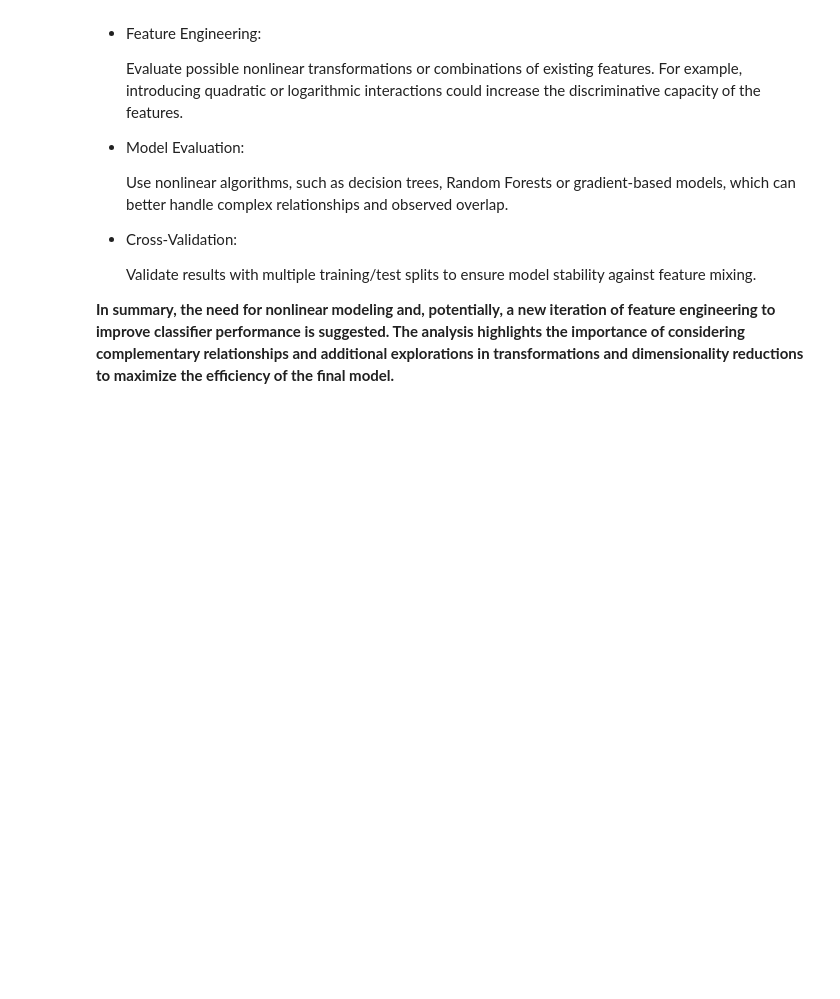
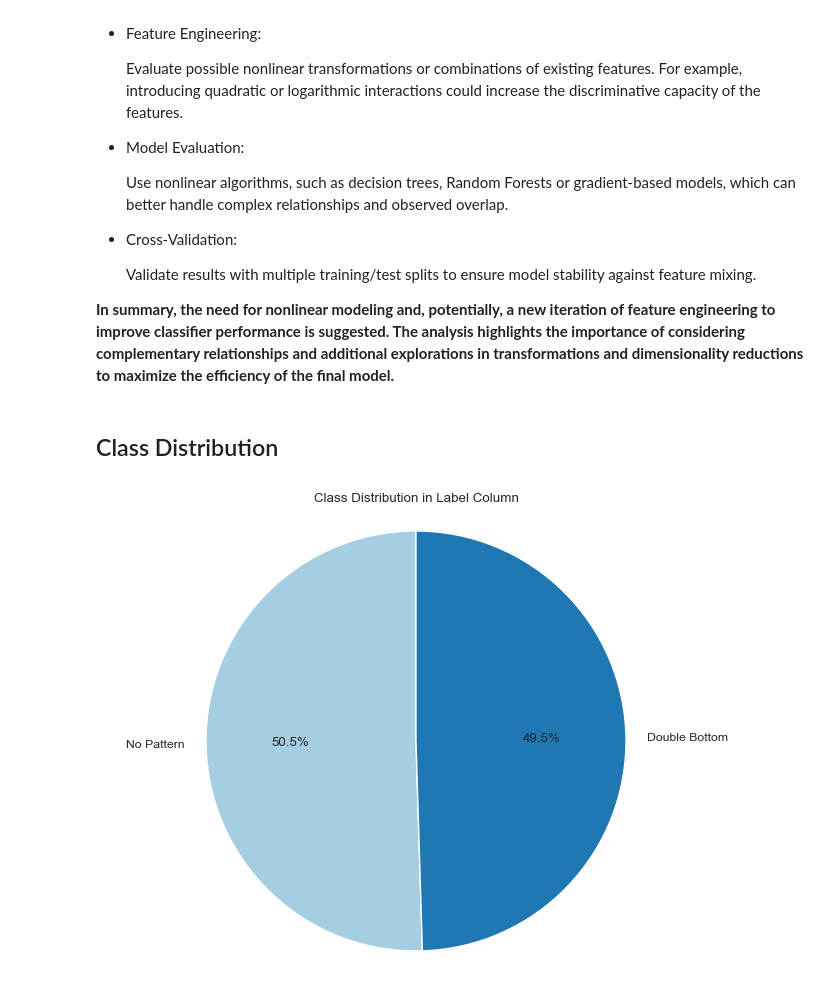
Before and after one commit to TA-Experiments-WSC/double-bottom-detection-ml, a Jupyter notebook: notebooks/03_EDA.ipynb, the cells around one changed output. Drawn from its saved outputs; the diff is of its cells as text; code cells hidden in the pictures; blank space fills up the shorter version.

Commit message:
feat(notebooks): Class distribution analysis

```diff
--- a/notebooks/03_EDA.ipynb
+++ b/notebooks/03_EDA.ipynb
@@ -155,3 +155,22 @@ The data suggest that the combination of numerical features could provide valuab
   Validate results with multiple training/test splits to ensure model stability against feature mixing.
 
 **In summary, the need for nonlinear modeling and, potentially, a new iteration of feature engineering to improve classifier performance is suggested. The analysis highlights the importance of considering complementary relationships and additional explorations in transformations and dimensionality reductions to maximize the efficiency of the final model.**
+# %% [markdown]
+## Class Distribution
+# %%
+# Count the frequency of each class in the Label column
+class_counts = df['Label'].value_counts()
+
+plt.figure(figsize=(8, 6))
+plt.pie(
+    class_counts,
+    labels=class_counts.index,
+    autopct='%1.1f%%',
+    startangle=90,
+    colors=plt.cm.Paired.colors
+)
+plt.title('Class Distribution in Label Column')
+plt.axis('equal')
+plt.show()
+# %% [output]
+[figure, added]
```
Also changed, not shown: parts of 2 cells of this notebook.
